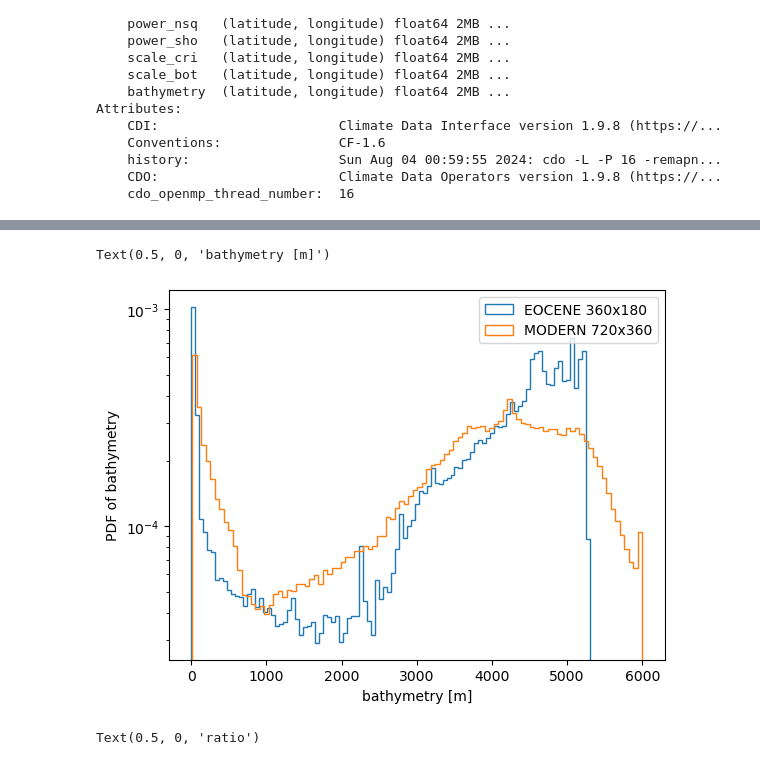
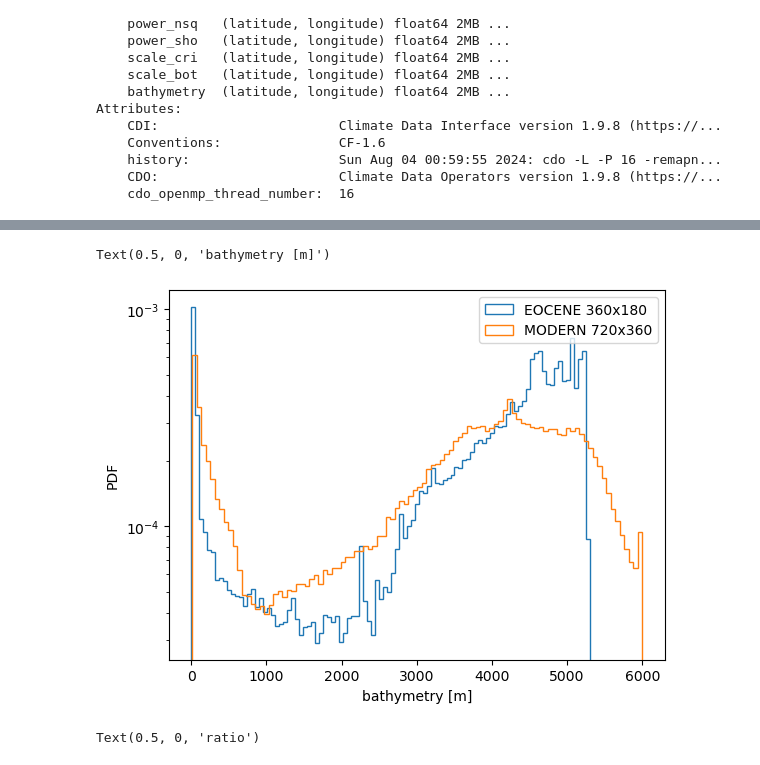
Before and after one commit to asozza/ecearth-quests, a Jupyter notebook: epochal/analysis/iwm-analysis.ipynb, the cells around one changed output, grey strips where cells are left out. Cells and saved outputs as stored; diff of their text form; code cells hidden in the pictures.

```diff
--- a/epochal/analysis/iwm-analysis.ipynb
+++ b/epochal/analysis/iwm-analysis.ipynb
@@ -40,10 +53,10 @@ Attributes:
 # %%
 plt.hist(topo_eocene['bathymetry'].values.flatten(), density=True, bins=100, histtype="step", label='EOCENE 360x180')
 plt.hist(iwm_modern['bathymetry'].values.flatten(), density=True, bins=100, histtype="step", label='MODERN 720x360')
 plt.yscale('log')
 plt.legend(loc="upper right")
-plt.ylabel('PDF of bathymetry')
+plt.ylabel('PDF')
 plt.xlabel('bathymetry [m]')
 # %% [output]
 Text(0.5, 0, 'bathymetry [m]')
-[figure, old version]
+[figure, new version]
```
Also changed, not shown: parts of 17 cells of this notebook.
